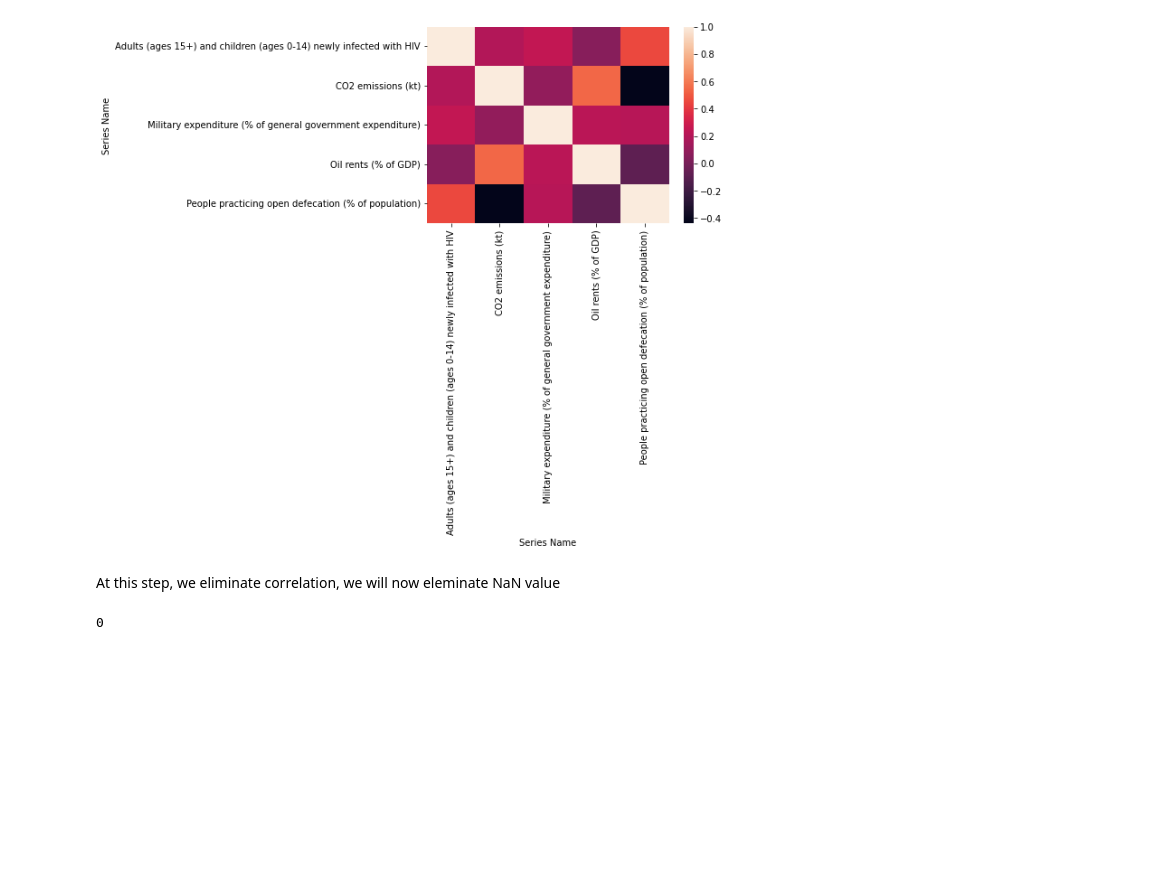
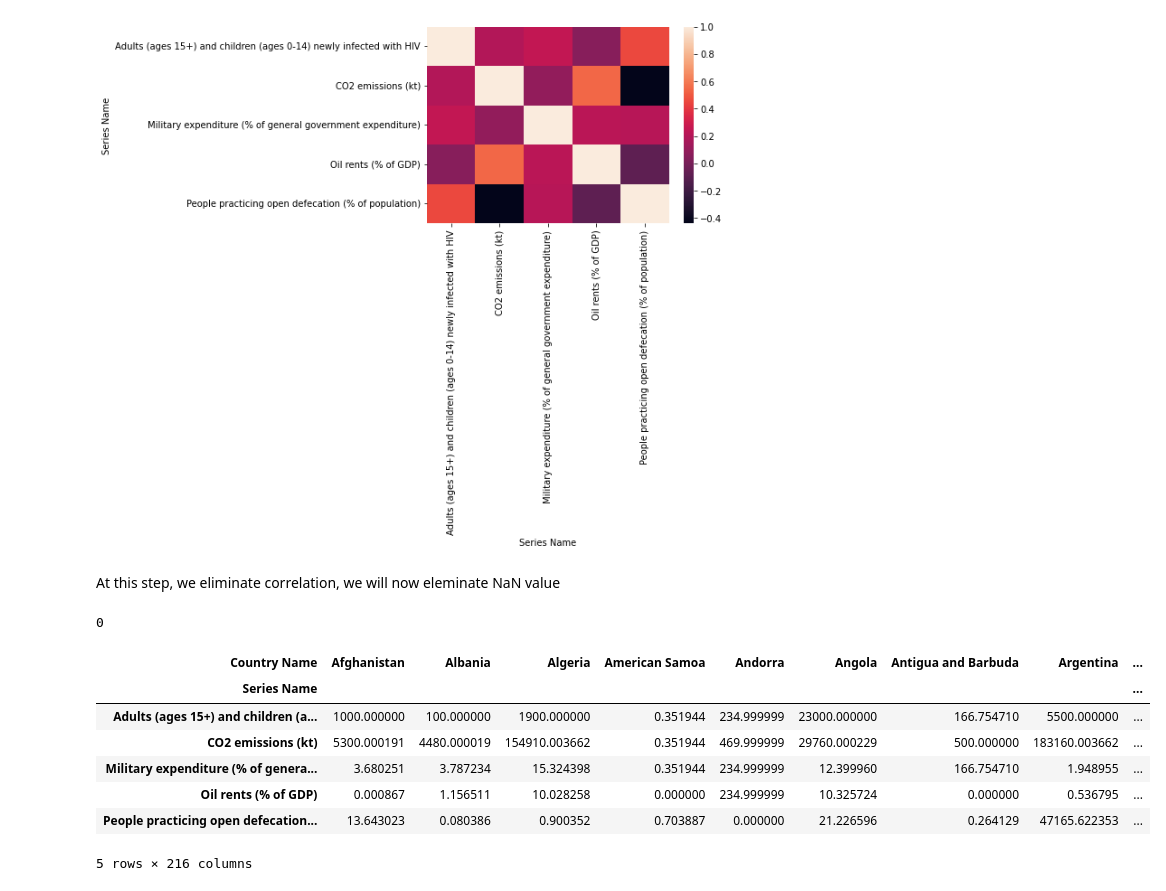
Before and after one commit to f2ire/IA_project, a Jupyter notebook: report1.ipynb, the cells around one changed output. Drawn from its saved outputs; the diff is of its cells as text; code cells hidden in the pictures; blank space fills up the shorter version.

```diff
--- a/report1.ipynb
+++ b/report1.ipynb
@@ -145,11 +144,20 @@ At this step, we eliminate correlation, we will now eleminate NaN value
 # %%
 importlib.reload(dm)
 
 [sum(df.isnull().sum()) ,sum(df_step1_clean.isnull().sum())
 ,sum(df_step2_clean.isnull().sum())
 ,sum(df_step3_clean.isnull().sum())]  # Evolution of NaN Value TODO: Graphique evolution
 
 df_step4_clean = dm.replace_nan_knn(df_step3_clean)
 print(sum(df_step4_clean.isnull().sum()))
+df_step4_clean
 # %% [output]
 0
+| Country Name | Afghanistan | Albania | Algeria | American Samoa | Andorra | Angola | Antigua and Barbuda | Argentina | ... |
+| Series Name |  |  |  |  |  |  |  |  | ... |
+| Adults (ages 15+) and children (a... | 1000.000000 | 100.000000 | 1900.000000 | 0.351944 | 234.999999 | 23000.000000 | 166.754710 | 5500.000000 | ... |
+| CO2 emissions (kt) | 5300.000191 | 4480.000019 | 154910.003662 | 0.351944 | 469.999999 | 29760.000229 | 500.000000 | 183160.003662 | ... |
+| Military expenditure (% of genera... | 3.680251 | 3.787234 | 15.324398 | 0.351944 | 234.999999 | 12.399960 | 166.754710 | 1.948955 | ... |
+| Oil rents (% of GDP) | 0.000867 | 1.156511 | 10.028258 | 0.000000 | 234.999999 | 10.325724 | 0.000000 | 0.536795 | ... |
+| People practicing open defecation... | 13.643023 | 0.080386 | 0.900352 | 0.703887 | 0.000000 | 21.226596 | 0.264129 | 47165.622353 | ... |
+5 rows × 216 columns
```
Also changed, not shown: parts of 2 cells of this notebook, 1 other file.
